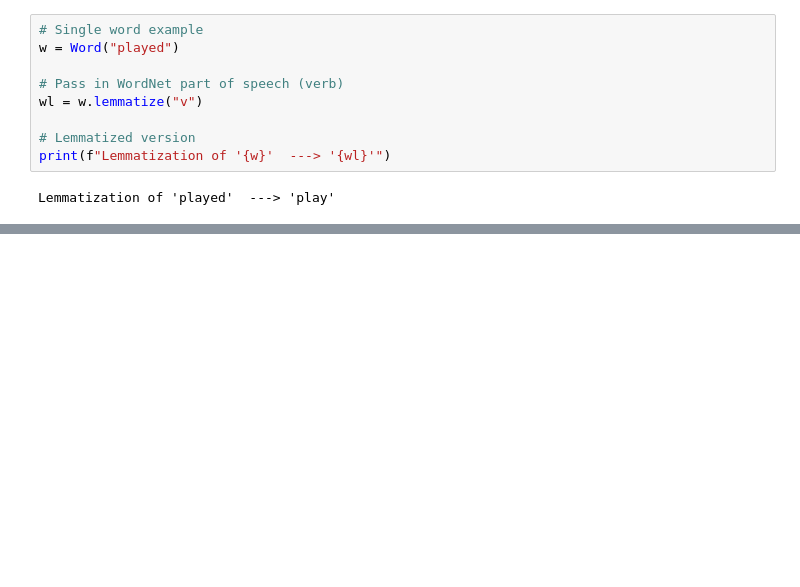
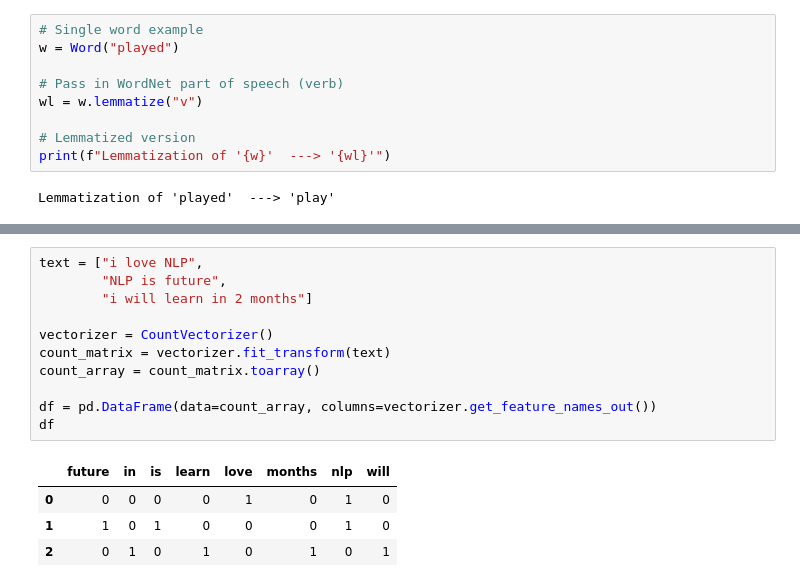
Before and after one commit to MAyub114/nlp, a Jupyter notebook: NLP_tutorial.ipynb, the cells around one changed output, grey strips where cells are left out. Saved outputs shown, nothing was run; the diff lists cells and outputs as text; blank space fills up the shorter version.

```diff
--- a/NLP_tutorial.ipynb
+++ b/NLP_tutorial.ipynb
@@ -130,0 +190,16 @@ df['processed'].apply(lambda x: " ".join([Word(word).lemmatize() for word in x.s
+# %%
+text = ["i love NLP",
+        "NLP is future",
+        "i will learn in 2 months"]
+
+vectorizer = CountVectorizer()
+count_matrix = vectorizer.fit_transform(text)
+count_array = count_matrix.toarray()
+
+df = pd.DataFrame(data=count_array, columns=vectorizer.get_feature_names_out())
+df
+# %% [output]
+|  | future | in | is | learn | love | months | nlp | will |
+| 0 | 0 | 0 | 0 | 0 | 1 | 0 | 1 | 0 |
+| 1 | 1 | 0 | 1 | 0 | 0 | 0 | 1 | 0 |
+| 2 | 0 | 1 | 0 | 1 | 0 | 1 | 0 | 1 |
```
Also changed, not shown: parts of 34 cells of this notebook.
